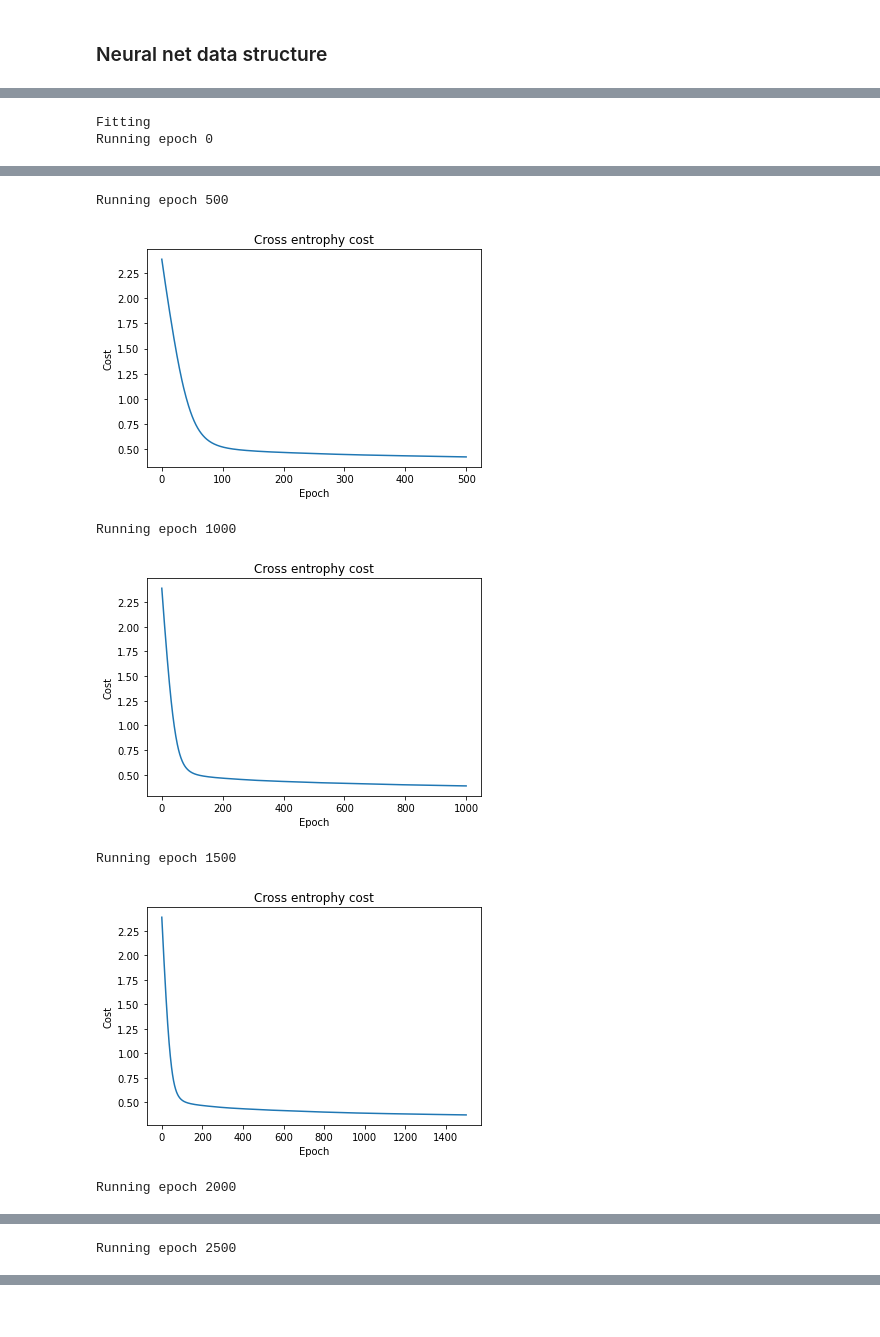
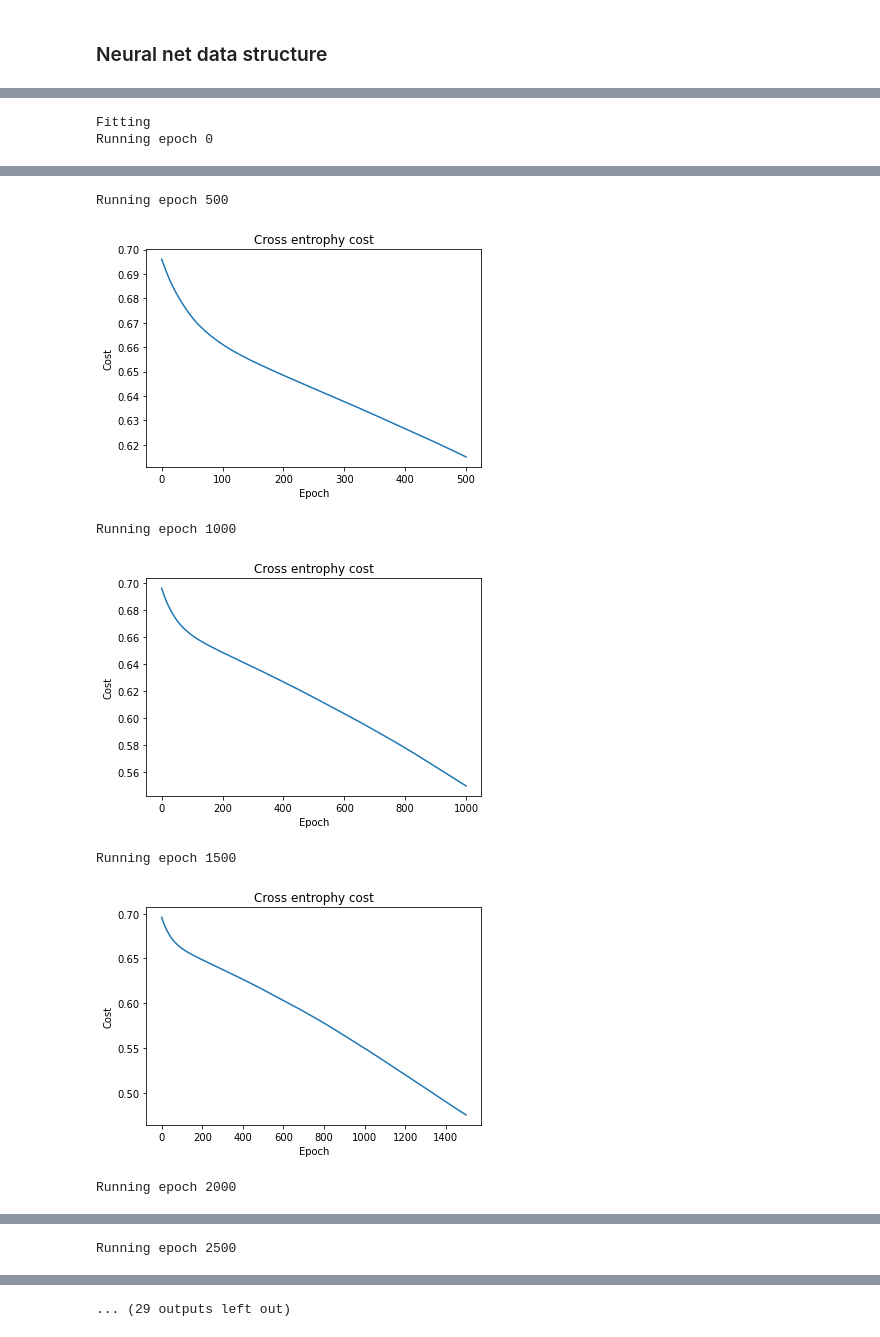
Before and after one commit to davidssand/neural-net, a Jupyter notebook: T2.ipynb, the cells around one changed output, grey strips where cells are left out. Saved outputs shown, nothing was run; the diff lists cells and outputs as text; code cells hidden in the pictures.

Commit message:
Complete neural net

```diff
--- a/T2.ipynb
+++ b/T2.ipynb
@@ -416,5 +329,37 @@ nn.cost(X_train, y_train)
 # %%
+# Define features and label
+X = df.iloc[:, :-1].to_numpy()
+y = df.iloc[:, -1]
+y = y.values.reshape(y.shape[0], 1)
+
+# Split train and test
+X_train, X_test, y_train, y_test = train_test_split(X, y, test_size=0.3)
+
+# Standardize
+sc = StandardScaler()
+sc.fit(X_train)
+X_train = sc.transform(X_train)
+X_test = sc.transform(X_test)
+
+# Define model's layers
+hidden_layer_sizes = [30, 20]
+layers = [
+    Layer(input_length=X_train.shape[1], n_neurons=hidden_layer_sizes[0]),
+    Layer(input_length=hidden_layer_sizes[0], n_neurons=hidden_layer_sizes[1]),
+    Layer(input_length=hidden_layer_sizes[1], n_neurons=1),
+]
+
+# Instantiate model
+epochs = 10000
+
+nn = NeuralNet(
+    *layers, learning_rate=0.01, epochs=epochs,
+)
+
+# Train model
 nn.fit(X_train, y_train)
+nn_preds = nn.transform(X_test)
+nn_preds_round = nn_preds.round()
 # %% [output]
 Fitting
 Running epoch 0
@@ -422,7 +367,7 @@ Running epoch 0
 Running epoch 500
-[figure, old version]
+[figure, new version]
 Running epoch 1000
-[figure, old version]
+[figure, new version]
 Running epoch 1500
-[figure, old version]
+[figure, new version]
 Running epoch 2000
@@ -432,0 +377 @@ Running epoch 2500
+... (29 outputs left out)
```
Also changed, not shown: parts of 25 cells of this notebook.
